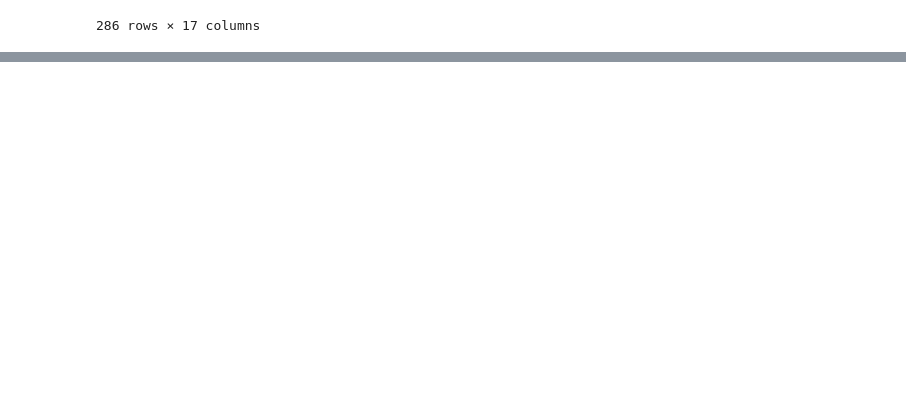
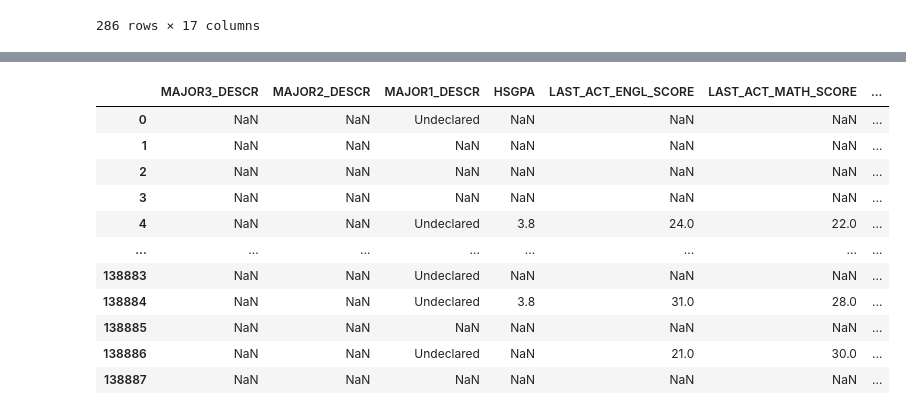
Before and after one commit to MADS-593-Project/Project, a Jupyter notebook: scripts/austin-exploratory.ipynb, the cells around one changed output, grey strips where cells are left out. Saved outputs shown, nothing was run; the diff lists cells and outputs as text; code cells hidden in the pictures; blank space fills up the shorter version.

```diff
--- a/scripts/austin-exploratory.ipynb
+++ b/scripts/austin-exploratory.ipynb
@@ -27,9 +27,11 @@ merge_course_df = pd.merge(
                     right_on='TERM_ID')
 
 terms_student = ['ADMIT_TERM', 'MAJOR1_TERM', 'MAJOR2_TERM', 'MAJOR3_TERM']
+merge_record_df = df_record.copy()
 for term in terms_student:
+
     merge_record_df = pd.merge(
-                        df_record,
+                        merge_record_df,
                         df_term,
                         how='left',
                         left_on=term,
@@ -435,0 +393,75 @@ record_occupation_df.where(record_occupation_df['MAJOR1_DESCR'] == 'Psychology B
+# %%
+
+# https://catalog.umd.umich.edu/graduate/coursesaz/
+
+from bokeh.sampledata.penguins import data
+
+merge_record_df['MAJOR1_DESCR'] = merge_record_df['MAJOR1_DESCR'].fillna('Undeclared')
+
+df_majors = pd.read_excel('../assets/majors.xlsx', sheet_name='majors', header=0)
+
+df_record_occupation = pd.merge(merge_record_df,
+                            df_majors,
+                            how='left',
+                            left_on='MAJOR1_DESCR',
+                            right_on='MAJOR')
+
+df_record_occupation['HEAD_COUNT'] = 1
+# df_record_occupation['Time_Period'] = df.apply(lambda x: time_period(x['IssueTime']), axis=1)
+
+
+df_record_occupation_grouped = df_record_occupation.groupby(['OCCUPATION','ADMIT_TERM_TERM_YEAR']).sum().reset_index()
+
+# occupations
+# [nan, 'Education, training, and library occupations',
+#        'Life, physical, and social science occupations',
+#        'Architecture and engineering occupations',
+#        'Computer and mathematical occupations',
+#        'Arts, design, entertainment, sports, and media occupations',
+#        'Healthcare support occupations',
+#        'Office and administrative support occupations',
+#        'Management occupations',
+#        'Business and financial operations occupations',
+#        'Healthcare practitioners and technical occupations',
+#        'Community and social service occupations',
+#        'Healthcare practitioner and technical occupations',
+#        'Unclassified']
+
+print(len(df_record_occupation))
+
+
+df_record_occupation_grouped[['OCCUPATION','HEAD_COUNT']]
+
+
+df_occupation_level_mapping = pd.read_excel('../assets/bls_cpsaat39_2011_to_2015.xlsx', sheet_name='level_mapping_l0', header=0)
+df_occupation_level_mapping_distint = df_occupation_level_mapping[['l4', 'l3', 'l2', 'l1']].drop_duplicates().reset_index()
+df_occupation_level_mapping_distint = df_occupation_level_mapping_distint[['l4', 'l3', 'l2', 'l1']]
+df_occupation_level_mapping_distint
+
+df_record_occupation_level_grouped = pd.merge(df_record_occupation_grouped,
+                                                df_occupation_level_mapping_distint,
+                                                how='left',
+                                                left_on='OCCUPATION',
+                                                right_on='l1')
+
+
+# 'ADMIT_TERM_TERM_YEAR'
+
+df_record_occupation_level_grouped = df_record_occupation_level_grouped[['ADMIT_TERM_TERM_YEAR', 'OCCUPATION', 'HEAD_COUNT', 'l4', 'l3', 'l2', 'l1']].sort_values(by=['OCCUPATION', 'ADMIT_TERM_TERM_YEAR'])
+
+df_record_occupation_level_grouped_by_year = df_record_occupation_level_grouped.groupby(['ADMIT_TERM_TERM_YEAR']).sum().reset_index()
+
+
+df_record_occupation_level_grouped.where(df_record_occupation_level_grouped['OCCUPATION'] == 'Architecture and engineering occupations').dropna()
+# df_record_occupation_level_grouped.where(df_record_occupation_level_grouped['OCCUPATION'] == 'Computer and mathematical occupations').dropna()
+
+
+df_record_occupation_grouped[['HEAD_COUNT']].sum()
+
+
+
+merge_record_df[['MAJOR1_DESCR', 'ADMIT_TERM_TERM_YEAR', 'MAJOR1_TERM_TERM_YEAR', 'MAJOR2_TERM_TERM_YEAR', 'MAJOR3_TERM_TERM_YEAR']]
+
+
+merge_record_df.where(merge_record_df['MAJOR1_DESCR'] == 'Undeclared')
+# %% [output]
@@ -435,0 +469,12 @@ record_occupation_df.where(record_occupation_df['MAJOR1_DESCR'] == 'Psychology B
+|  | MAJOR3_DESCR | MAJOR2_DESCR | MAJOR1_DESCR | HSGPA | LAST_ACT_ENGL_SCORE | LAST_ACT_MATH_SCORE | ... |
+| 0 | NaN | NaN | Undeclared | NaN | NaN | NaN | ... |
+| 1 | NaN | NaN | NaN | NaN | NaN | NaN | ... |
+| 2 | NaN | NaN | NaN | NaN | NaN | NaN | ... |
+| 3 | NaN | NaN | NaN | NaN | NaN | NaN | ... |
+| 4 | NaN | NaN | Undeclared | 3.8 | 24.0 | 22.0 | ... |
+| ... | ... | ... | ... | ... | ... | ... | ... |
+| 138883 | NaN | NaN | Undeclared | NaN | NaN | NaN | ... |
+| 138884 | NaN | NaN | Undeclared | 3.8 | 31.0 | 28.0 | ... |
+| 138885 | NaN | NaN | NaN | NaN | NaN | NaN | ... |
+| 138886 | NaN | NaN | Undeclared | NaN | 21.0 | 30.0 | ... |
+| 138887 | NaN | NaN | NaN | NaN | NaN | NaN | ... |
```
Also changed, not shown: parts of 4 cells of this notebook, 5 other files.
